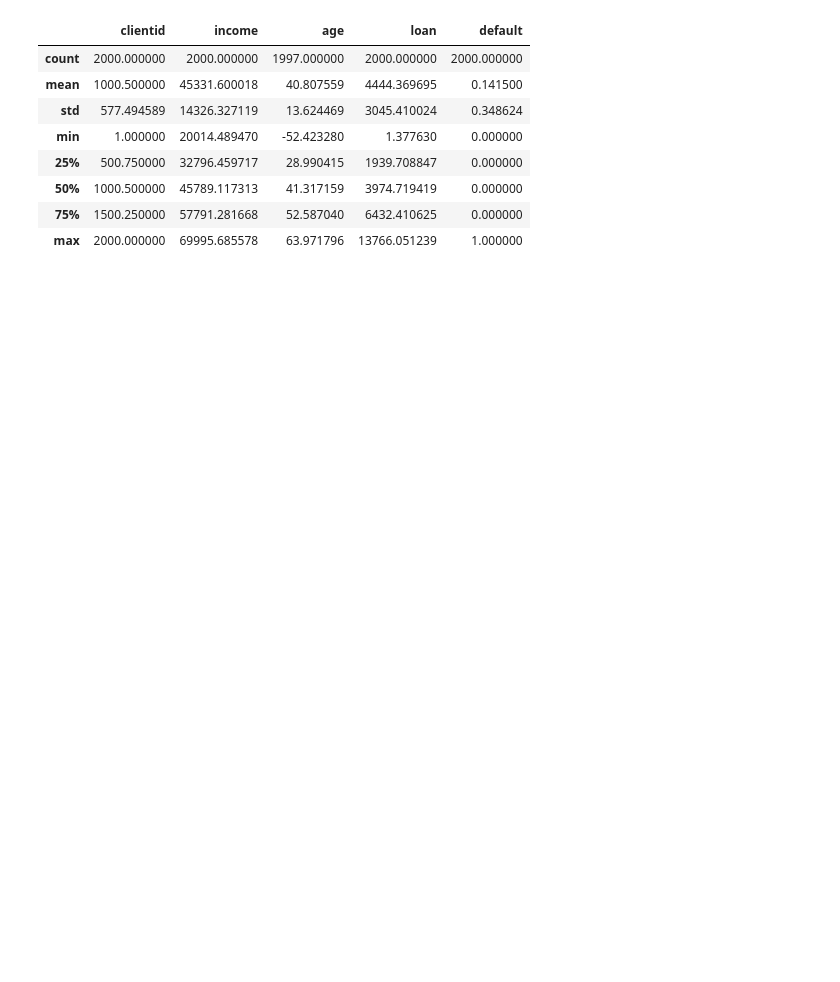
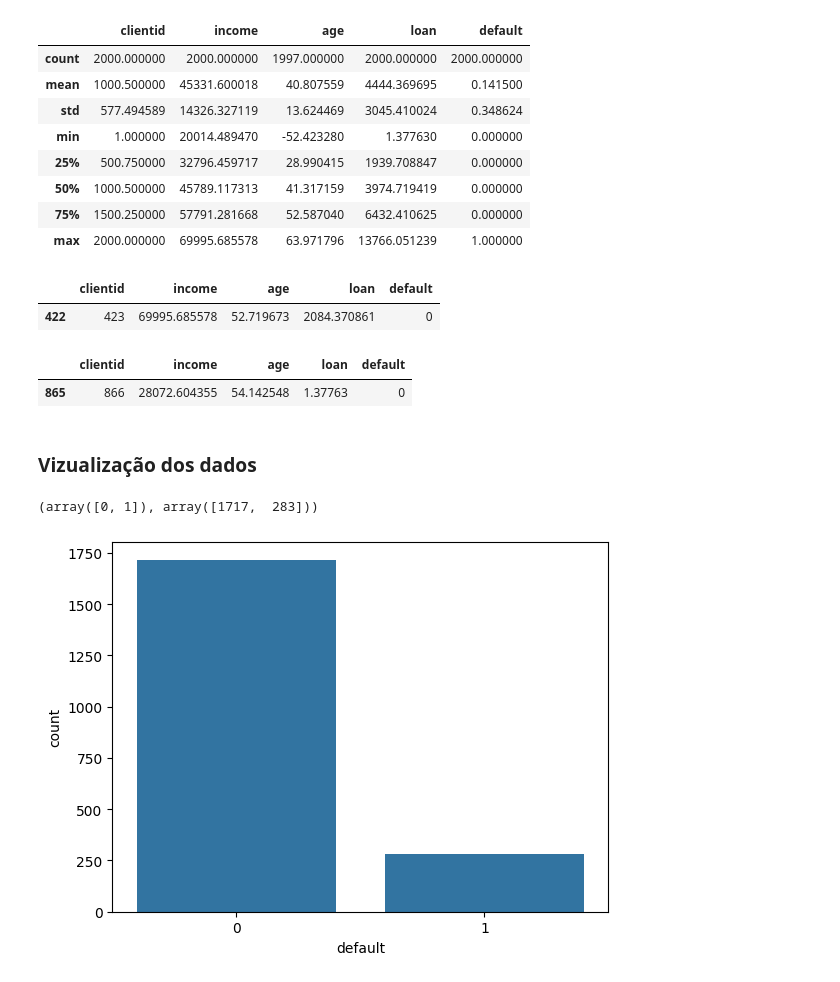
Before and after one commit to saveasgabriel/curso-ml-datascience-udemy, a Jupyter notebook: notebooks/preprocessamento.ipynb, the cells around one changed output. Saved outputs shown, nothing was run; the diff lists cells and outputs as text; code cells hidden in the pictures; blank space fills up the shorter version.

```diff
--- a/notebooks/preprocessamento.ipynb
+++ b/notebooks/preprocessamento.ipynb
@@ -59,3 +62,26 @@ base_credit.describe()
 | 50% | 1000.500000 | 45789.117313 | 41.317159 | 3974.719419 | 0.000000 |
 | 75% | 1500.250000 | 57791.281668 | 52.587040 | 6432.410625 | 0.000000 |
 | max | 2000.000000 | 69995.685578 | 63.971796 | 13766.051239 | 1.000000 |
+# %%
+base_credit[base_credit['income'] >= 69995.685578]
+# %% [output]
+|  | clientid | income | age | loan | default |
+| 422 | 423 | 69995.685578 | 52.719673 | 2084.370861 | 0 |
+# %%
+base_credit[base_credit['loan'] <= 1.377630]
+# %% [output]
+|  | clientid | income | age | loan | default |
+| 865 | 866 | 28072.604355 | 54.142548 | 1.37763 | 0 |
+# %% [markdown]
+### Vizualização dos dados
+# %%
+# Verificando qauntos valores existem em cada faixa [0, 1], onde zero são pessoas sem dívidas e 1 pessoas endividadas
+
+np.unique(base_credit['default'], return_counts=True)
+# %% [output]
+(array([0, 1]), array([1717,  283]))
+# %%
+# Verificando volumes de registros em cada uma das classes
+sns.countplot(x = base_credit['default']);
+# %% [output]
+[figure, added]
```
Also changed, not shown: parts of 9 cells of this notebook, 3 other files.
